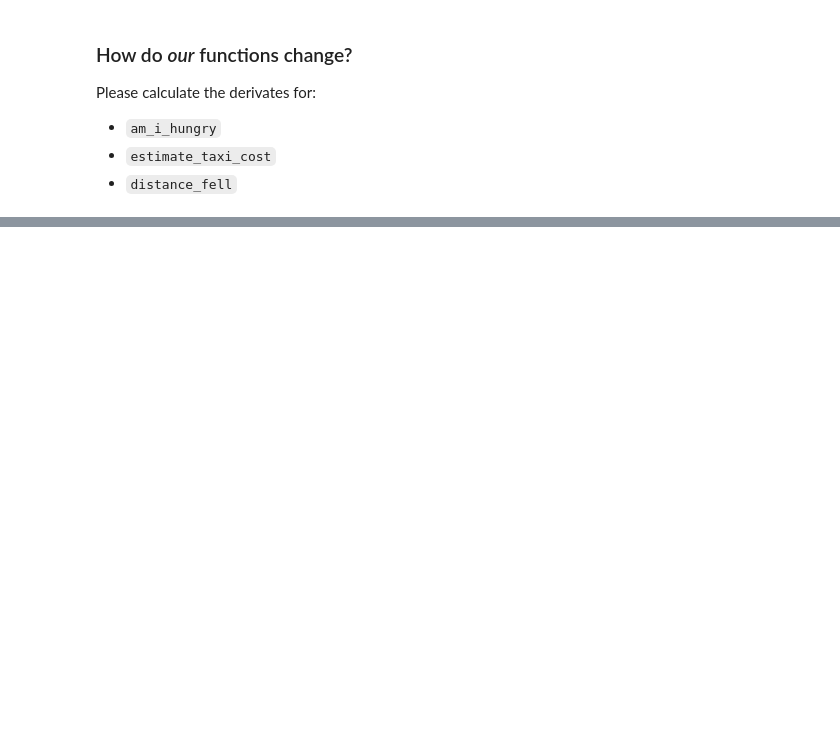
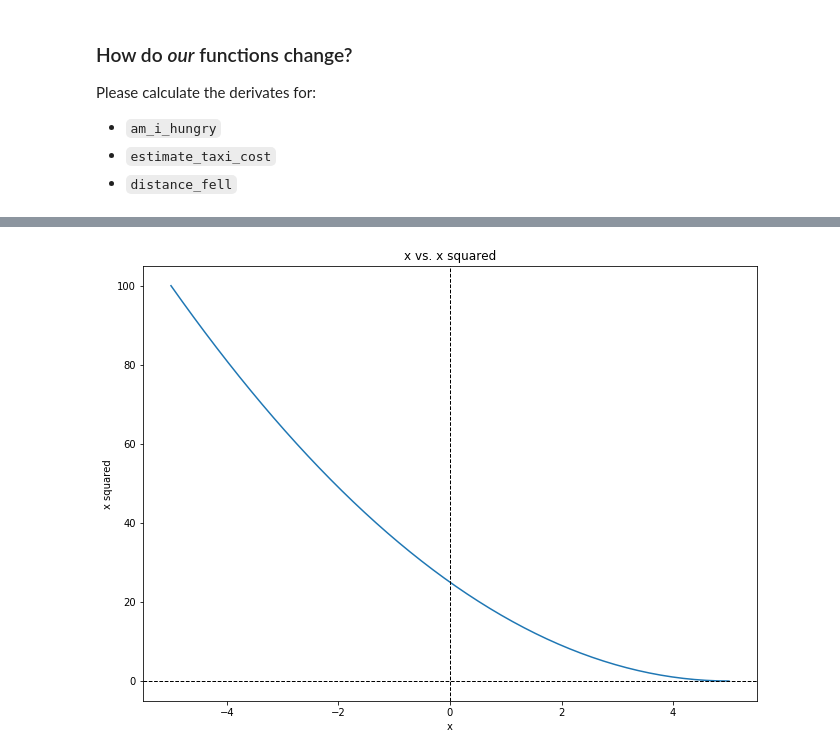
Before and after one commit to contently/math_class, a Jupyter notebook: calculus_derivatives.ipynb, the cells around one changed output, grey strips where cells are left out. Saved outputs shown, nothing was run; the diff lists cells and outputs as text; code cells hidden in the pictures; blank space fills up the shorter version.

```diff
--- a/calculus_derivatives.ipynb
+++ b/calculus_derivatives.ipynb
@@ -264,0 +376,4 @@ def sqrt_approx(num, error_tolerance):
+# %%
+ax = plot_x_squared(5)
+# %% [output]
+[figure, added]
```
Also changed, not shown: parts of 45 cells of this notebook.
